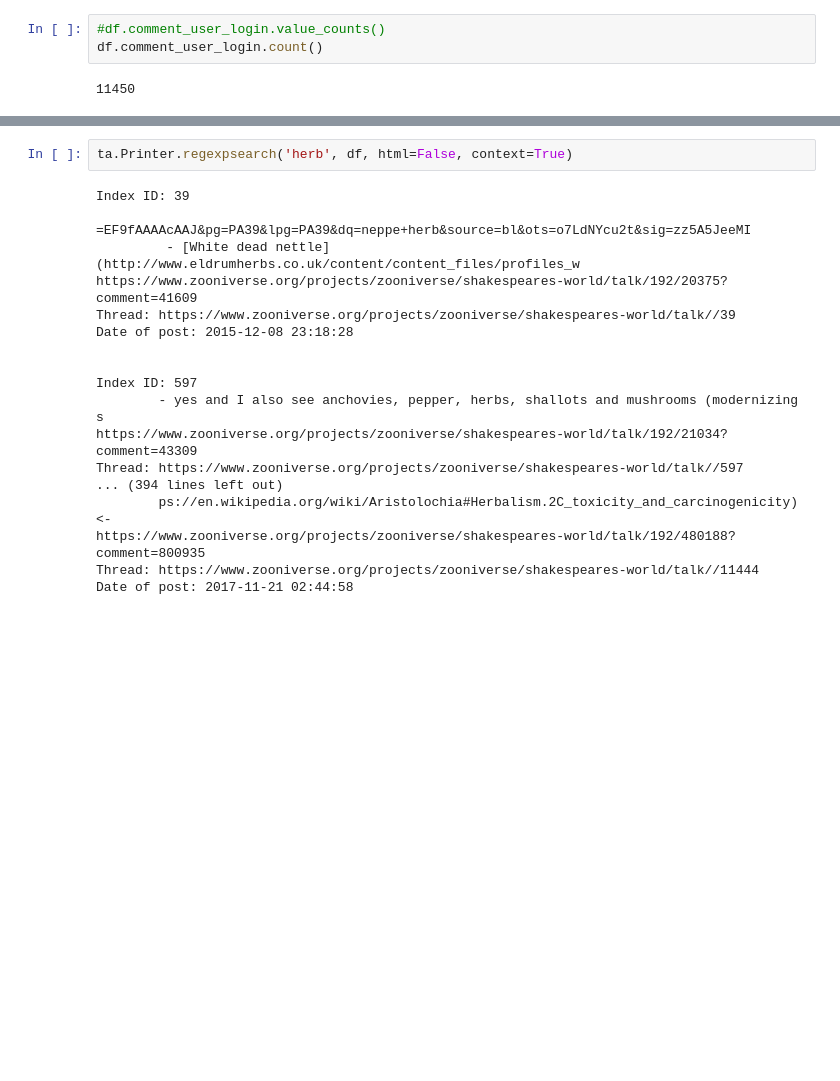
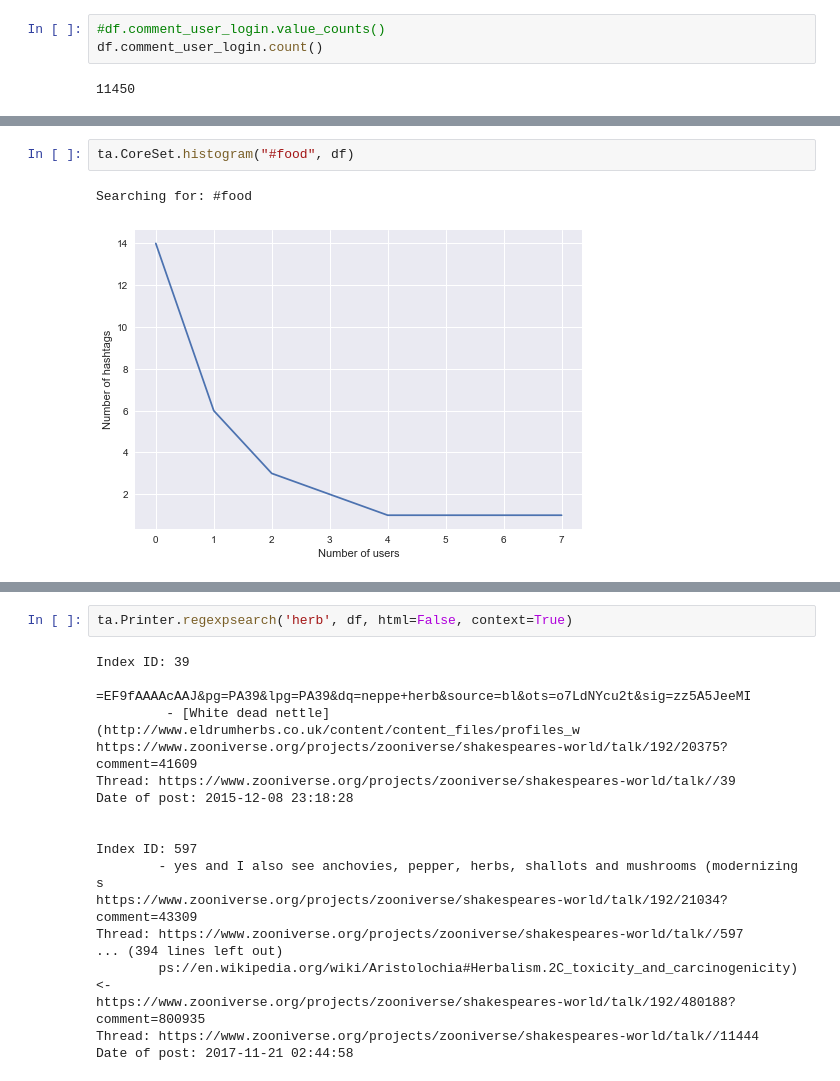
Before and after one commit to christopherkullenberg/talk-analyzer, a Jupyter notebook: shakespeareHashtagAnalyzer.ipynb, the cells around one changed output, grey strips where cells are left out. Drawn from its saved outputs; the diff is of its cells as text; blank space fills up the shorter version.

Commit message:
began writing the CoreSet class

```diff
--- a/shakespeareHashtagAnalyzer.ipynb
+++ b/shakespeareHashtagAnalyzer.ipynb
@@ -34 +50,6 @@ This takes a hashtag and then plots a network based on which users that has writ
+# %%
+ta.CoreSet.histogram("#food", df)
+# %% [output]
+Searching for: #food
+[figure, added]
 # %%
```
Also changed, not shown: parts of 3 cells of this notebook, 1 other file.
